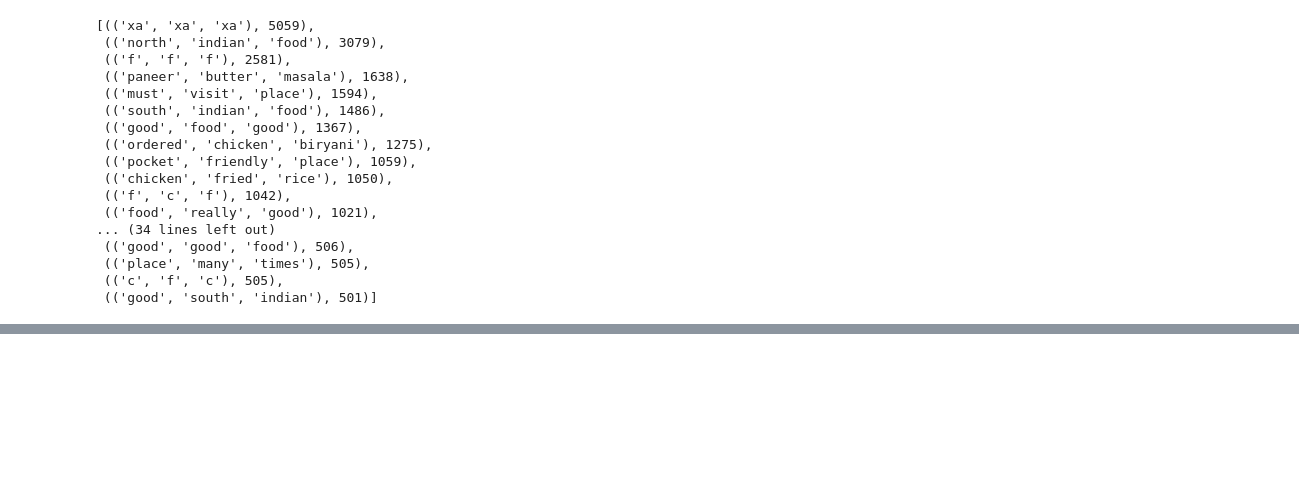
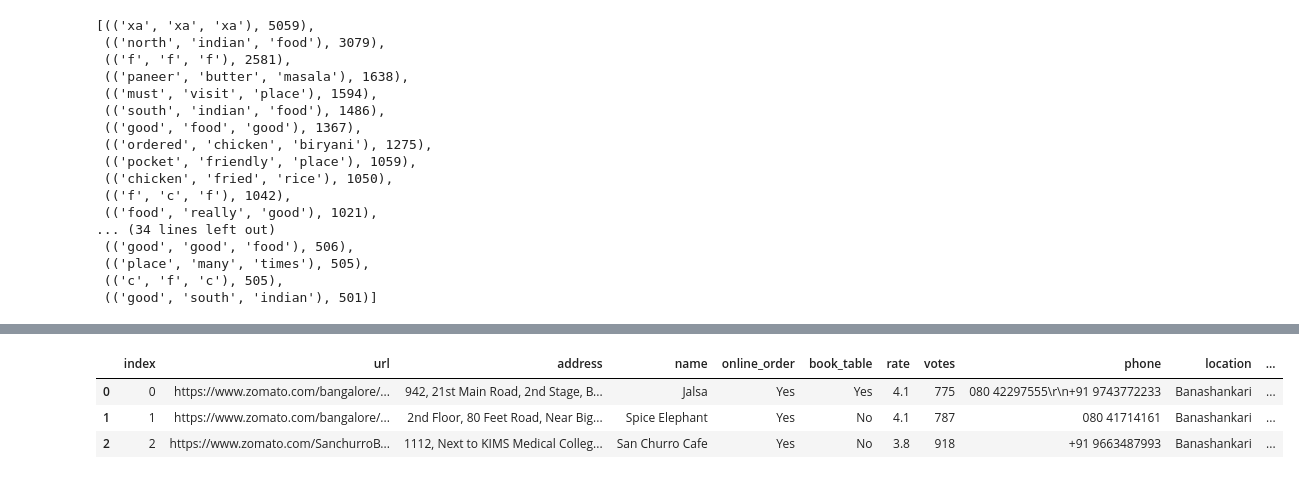
Before and after one commit to PRATHAMSINGHTYADAV/Projects, a Jupyter notebook: Zomato_case_study.ipynb, the cells around one changed output, grey strips where cells are left out. Drawn from its saved outputs; the diff is of its cells as text; code cells hidden in the pictures; blank space fills up the shorter version.

```diff
--- a/Zomato_case_study.ipynb
+++ b/Zomato_case_study.ipynb
@@ -473,0 +494,7 @@ fd_tri.plot(20)
+# %%
+df.head(3)
+# %% [output]
+|  | index | url | address | name | online_order | book_table | rate | votes | phone | location | ... |
+| 0 | 0 | https://www.zomato.com/bangalore/... | 942, 21st Main Road, 2nd Stage, B... | Jalsa | Yes | Yes | 4.1 | 775 | 080 42297555\r\n+91 9743772233 | Banashankari | ... |
+| 1 | 1 | https://www.zomato.com/bangalore/... | 2nd Floor, 80 Feet Road, Near Big... | Spice Elephant | Yes | No | 4.1 | 787 | 080 41714161 | Banashankari | ... |
+| 2 | 2 | https://www.zomato.com/SanchurroB... | 1112, Next to KIMS Medical Colleg... | San Churro Cafe | Yes | No | 3.8 | 918 | +91 9663487993 | Banashankari | ... |
```
Also changed, not shown: parts of 42 cells of this notebook.
